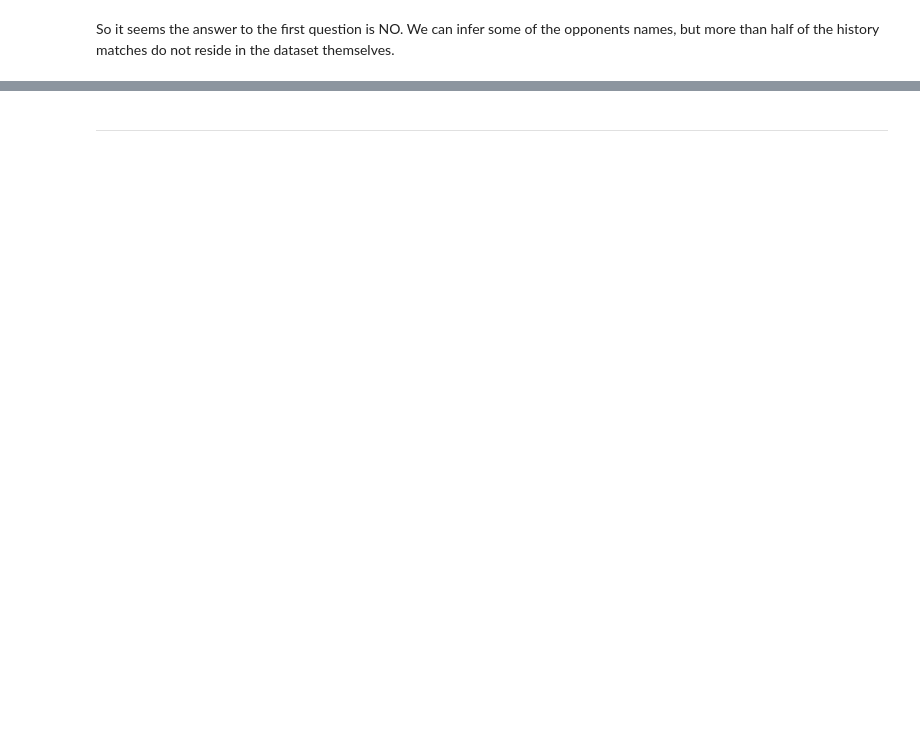
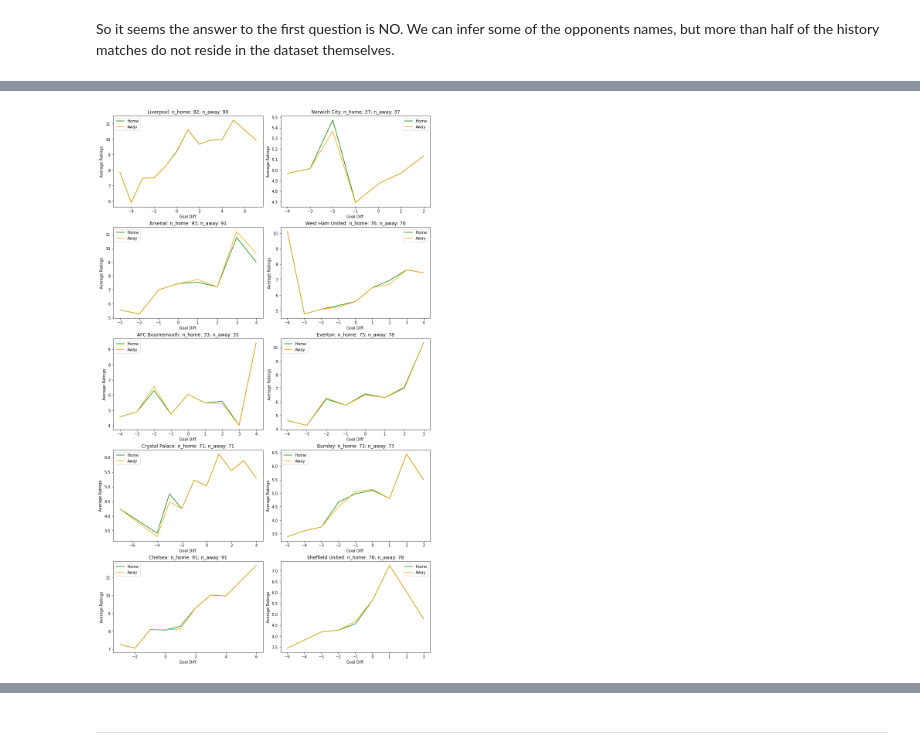
Before and after one commit to TuncYilmaz/Kaggle_Foot_Prob_Pred, a Jupyter notebook: data-preprocessing.ipynb, the cells around one changed output, grey strips where cells are left out. Drawn from its saved outputs; the diff is of its cells as text; code cells hidden in the pictures; blank space fills up the shorter version.

Commit message:
ratings vs. goal diff

```diff
--- a/data-preprocessing.ipynb
+++ b/data-preprocessing.ipynb
@@ -161,0 +129,80 @@ goal_rating_corr
+# %%
+# pick ten English teams
+teams = ['Liverpool', 'Norwich City', 'Arsenal', 'West Ham United', 'AFC Bournemouth', \
+         'Everton', 'Crystal Palace', 'Burnley', 'Chelsea', 'Sheffield United']
+
+import matplotlib.pyplot as plt
+%matplotlib inline
+
+fig, axes = plt.subplots(ncols=2, nrows=5, figsize=(12,20), constrained_layout=True)
+
+for ax, team in zip(axes.flatten(), teams):
+    # we look at games where the selected team either plays at home or away
+    cond1 = train.home_team_name == team
+    cond2 = train.away_team_name == team
+    cond3 = train.league_id == "8" # for instance, in Argentina liga, there is another liverpool
+    home_game_ids = list(train[cond1 & cond3].id)
+    away_game_ids = list(train[cond2 & cond3].id)
+    # for each game of that team, look at the recorded history,
+    # and store {date : (goal_scored, goal_conceded, rating)}
+    home_stats, away_stats = {}, {}
+    match_dates_home = ["home_team_history_match_date_" + str(i) for i in np.arange(1,11,1)]
+    match_dates_away = ["away_team_history_match_date_" + str(i) for i in np.arange(1,11,1)]
+    goals_for_home = ["home_team_history_goal_" + str(i) for i in np.arange(1,11,1)]
+    goals_for_away = ["away_team_history_goal_" + str(i) for i in np.arange(1,11,1)]
+    goals_aga_home = ["home_team_history_opponent_goal_" + str(i) for i in np.arange(1,11,1)]
+    goals_aga_away = ["away_team_history_opponent_goal_" + str(i) for i in np.arange(1,11,1)]
+    rating_home = ["home_team_history_rating_" + str(i) for i in np.arange(1,11,1)]
+    rating_away = ["away_team_history_rating_" + str(i) for i in np.arange(1,11,1)]
+
+    for id_n in home_game_ids:
+        for d, gf, ga, r in zip(match_dates_home, goals_for_home, goals_aga_home, rating_home):
+            entry = train[train.id == id_n]
+            home_stats[entry[d].item()] = (float(entry[gf].item()),float(entry[ga].item()),float(entry[r].item()))
+    d2r_home = {stat[0]-stat[1]:[0,0] for stat in home_stats.values()}
+
+    for stat in home_stats.values():
+        d2r_home[stat[0]-stat[1]][0] += stat[2] # add the rating
+        d2r_home[stat[0]-stat[1]][1] += 1 # add one to rating count
+
+    # repeat the same for away games
+    for id_n in away_game_ids:
+        for d, gf, ga, r in zip(match_dates_away, goals_for_away, goals_aga_away, rating_away):
+            entry = train[train.id == id_n]
+            away_stats[entry[d].item()] = (float(entry[gf].item()),float(entry[ga].item()),float(entry[r].item()))
+
+    d2r_away = {stat[0]-stat[1]:[0,0] for stat in away_stats.values()}
+
+    for stat in away_stats.values():
+        d2r_away[stat[0]-stat[1]][0] += stat[2] # add the rating
+        d2r_away[stat[0]-stat[1]][1] += 1 # add one to rating count
+
+    # sort the dicts
+    d2r_home = dict(sorted(d2r_home.items()))
+    d2r_away = dict(sorted(d2r_away.items()))
+
+    # prepare plot inputs
+    x_home, x_away = d2r_home.keys(), d2r_away.keys()
+    y_home = [stat[0]/stat[1] for stat in d2r_home.values()]
+    y_away= [stat[0]/stat[1] for stat in d2r_away.values()]
+
+    # find the sample size for home and away
+    n_home = sum([i[1] for i in d2r_home.values()])
+    n_away = sum([i[1] for i in d2r_away.values()])
+
+    ax.plot(x_home, y_home, color = "green", label = "Home")
+    ax.plot(x_away, y_away, color = "orange", label = "Away")
+
+    # add axes labels
+    ax.set_xlabel('Goal Diff.')
+    ax.set_ylabel('Average Ratings')
+
+    # add team name as the ax title
+
+    ax.set_title("{0}: n_home: {1}; n_away: {2}".format(team, n_home, n_away))
+    # turn on the legend
+    ax.legend()
+
+plt.show()
+# %% [output]
+[figure, added]
```
Also changed, not shown: parts of 5 cells of this notebook.
